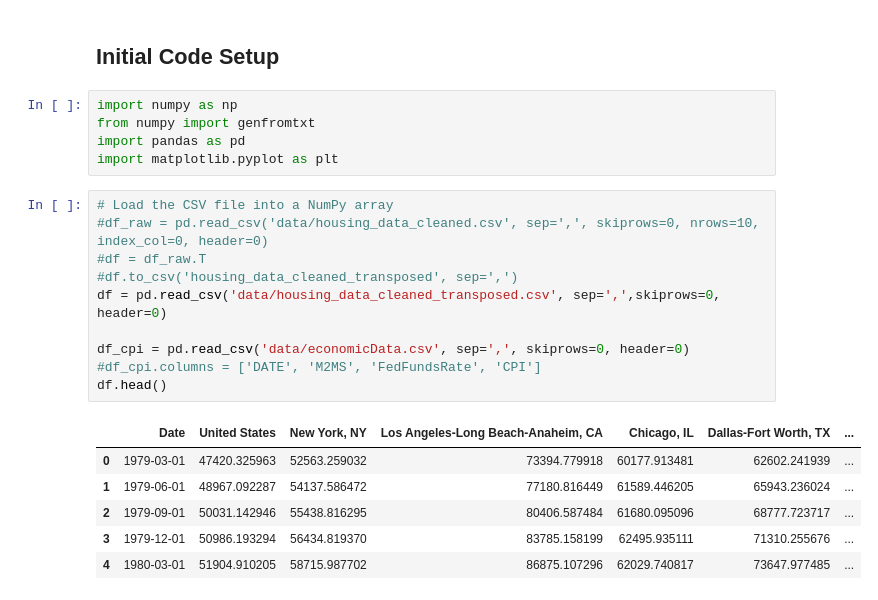
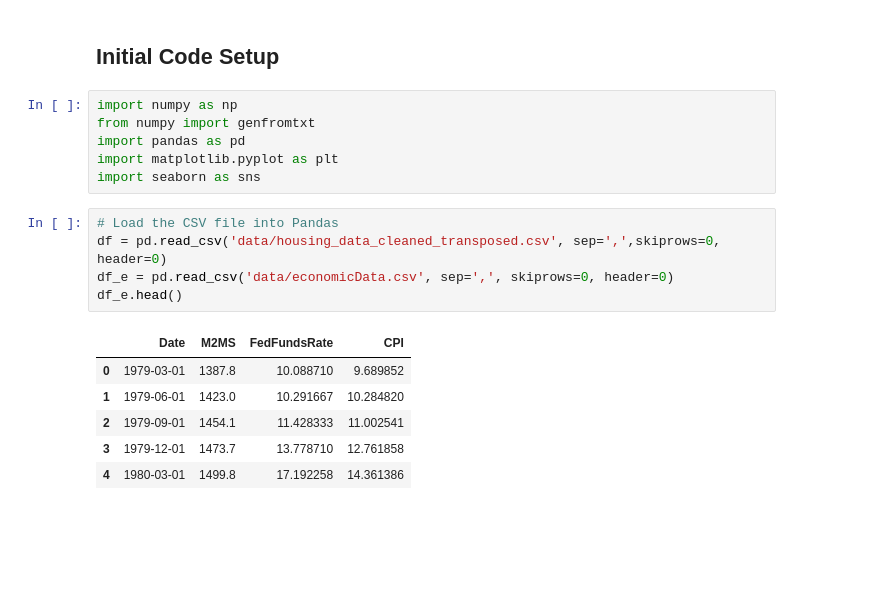
Before and after one commit to sullysbrain/wgu-c964-capstone, a Jupyter notebook: c951-task3.ipynb, the cells around one changed output. Drawn from its saved outputs; the diff is of its cells as text; blank space fills up the shorter version.

```diff
--- a/c951-task3.ipynb
+++ b/c951-task3.ipynb
@@ -5,20 +5,16 @@ import numpy as np
 from numpy import genfromtxt
 import pandas as pd
 import matplotlib.pyplot as plt
+import seaborn as sns
 # %%
-# Load the CSV file into a NumPy array
-#df_raw = pd.read_csv('data/housing_data_cleaned.csv', sep=',', skiprows=0, nrows=10, index_col=0, header=0)
-#df = df_raw.T
-#df.to_csv('housing_data_cleaned_transposed', sep=',')
+# Load the CSV file into Pandas
 df = pd.read_csv('data/housing_data_cleaned_transposed.csv', sep=',',skiprows=0, header=0)
-
-df_cpi = pd.read_csv('data/economicData.csv', sep=',', skiprows=0, header=0)
-#df_cpi.columns = ['DATE', 'M2MS', 'FedFundsRate', 'CPI']
-df.head()
+df_e = pd.read_csv('data/economicData.csv', sep=',', skiprows=0, header=0)
+df_e.head()
 # %% [output]
-|  | Date | United States | New York, NY | Los Angeles-Long Beach-Anaheim, CA | Chicago, IL | Dallas-Fort Worth, TX | ... |
-| 0 | 1979-03-01 | 47420.325963 | 52563.259032 | 73394.779918 | 60177.913481 | 62602.241939 | ... |
-| 1 | 1979-06-01 | 48967.092287 | 54137.586472 | 77180.816449 | 61589.446205 | 65943.236024 | ... |
-| 2 | 1979-09-01 | 50031.142946 | 55438.816295 | 80406.587484 | 61680.095096 | 68777.723717 | ... |
-| 3 | 1979-12-01 | 50986.193294 | 56434.819370 | 83785.158199 | 62495.935111 | 71310.255676 | ... |
-| 4 | 1980-03-01 | 51904.910205 | 58715.987702 | 86875.107296 | 62029.740817 | 73647.977485 | ... |
+|  | Date | M2MS | FedFundsRate | CPI |
+| 0 | 1979-03-01 | 1387.8 | 10.088710 | 9.689852 |
+| 1 | 1979-06-01 | 1423.0 | 10.291667 | 10.284820 |
+| 2 | 1979-09-01 | 1454.1 | 11.428333 | 11.002541 |
+| 3 | 1979-12-01 | 1473.7 | 13.778710 | 12.761858 |
+| 4 | 1980-03-01 | 1499.8 | 17.192258 | 14.361386 |
```
Also changed, not shown: parts of 4 cells of this notebook, 5 other files.
